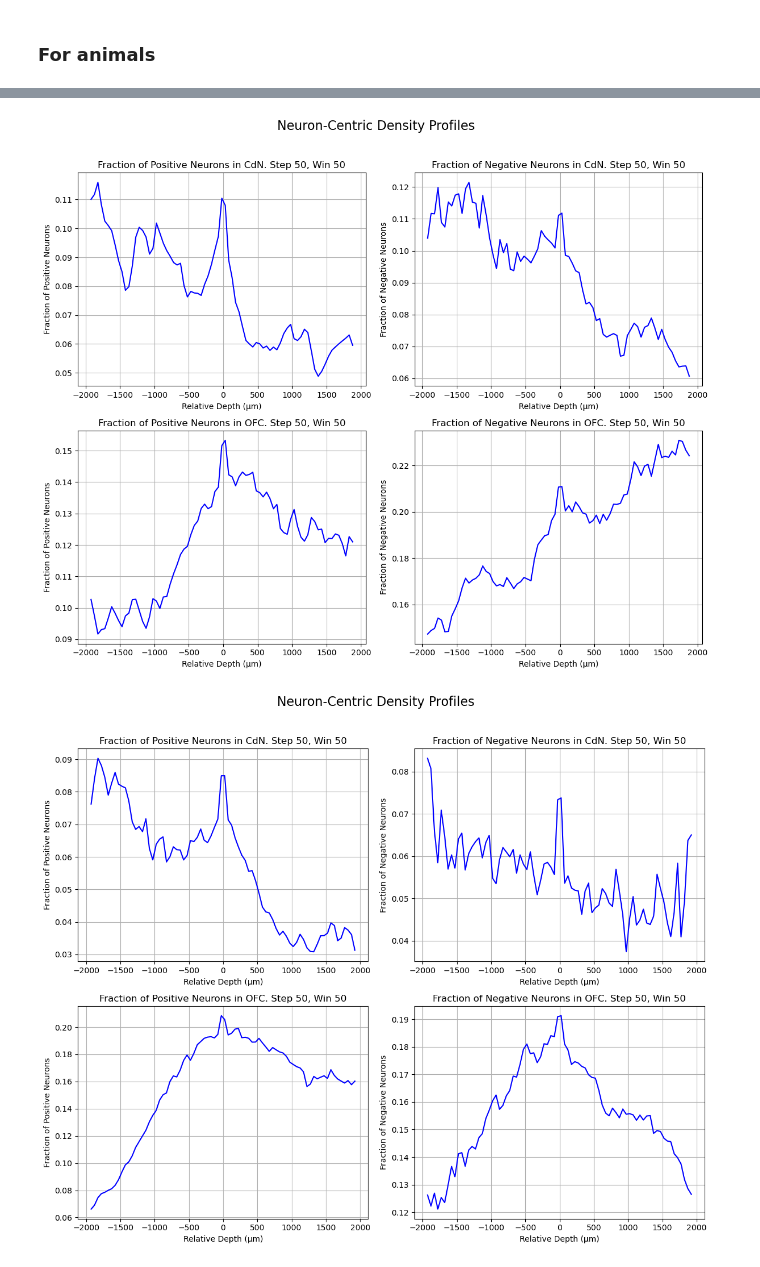
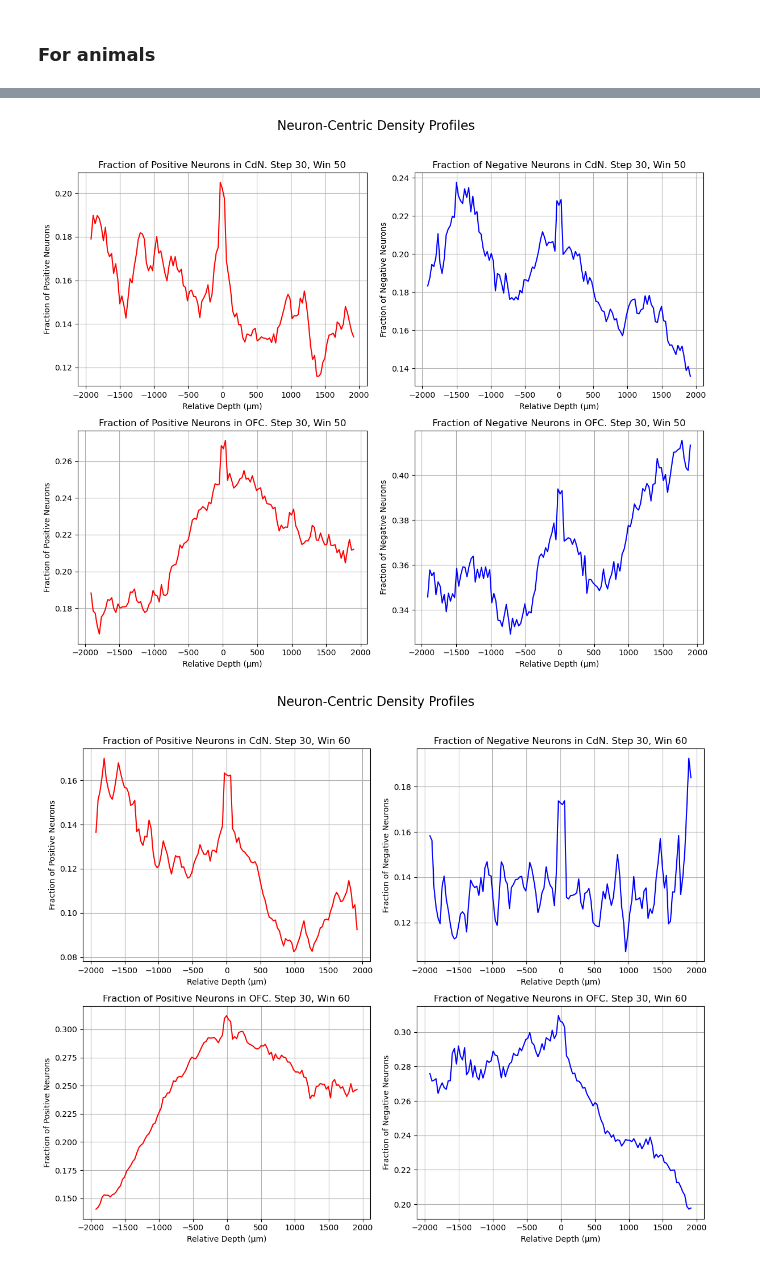
Before and after one commit to Yang2hang/Elston_lab, a Jupyter notebook: neuron_centric_density.ipynb, the cells around one changed output, grey strips where cells are left out. Cells and saved outputs as stored; diff of their text form; code cells hidden in the pictures.

```diff
--- a/neuron_centric_density.ipynb
+++ b/neuron_centric_density.ipynb
@@ -470,9 +469,9 @@ compute_mean_density(test_set, target_neuron=1, brain_area=0, step_size=50, win_
 # %%
 animal_d_mask = all_neuron_profile['animal'] == 'D'
 animal_k_mask = all_neuron_profile['animal'] == 'K'
 
-plot_neuron_centric_density(all_neuron_profile[animal_d_mask], step_size=50, win_size=50)
-plot_neuron_centric_density(all_neuron_profile[animal_k_mask], step_size=50, win_size=50)
+plot_neuron_centric_density(all_neuron_profile[animal_d_mask], step_size=30, win_size=50)
+plot_neuron_centric_density(all_neuron_profile[animal_k_mask], step_size=30, win_size=60)
 # %% [output]
-[figure, old version]
+[figure, new version]
-[figure, old version]
+[figure, new version]
```
Also changed, not shown: parts of 9 cells of this notebook, 4 other files.
